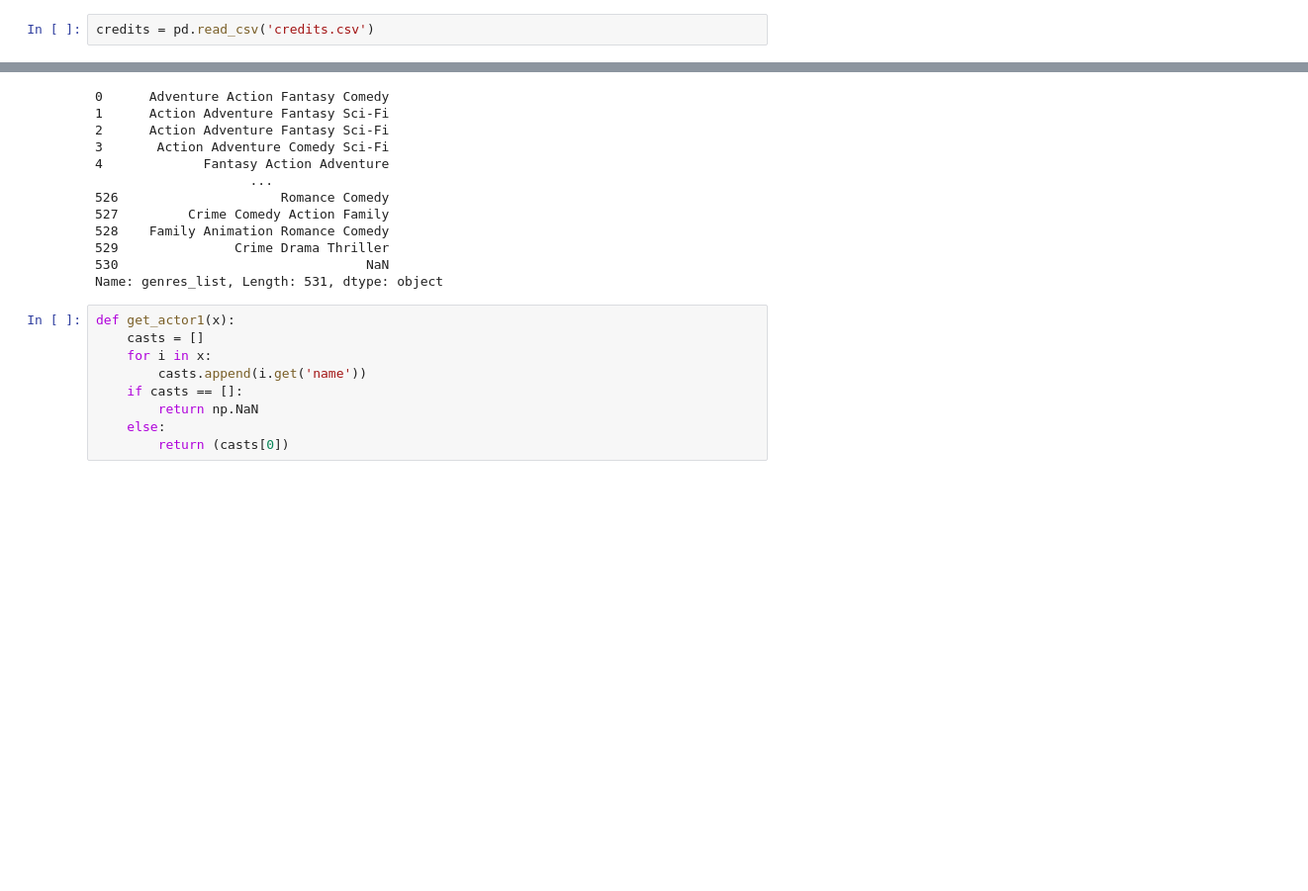
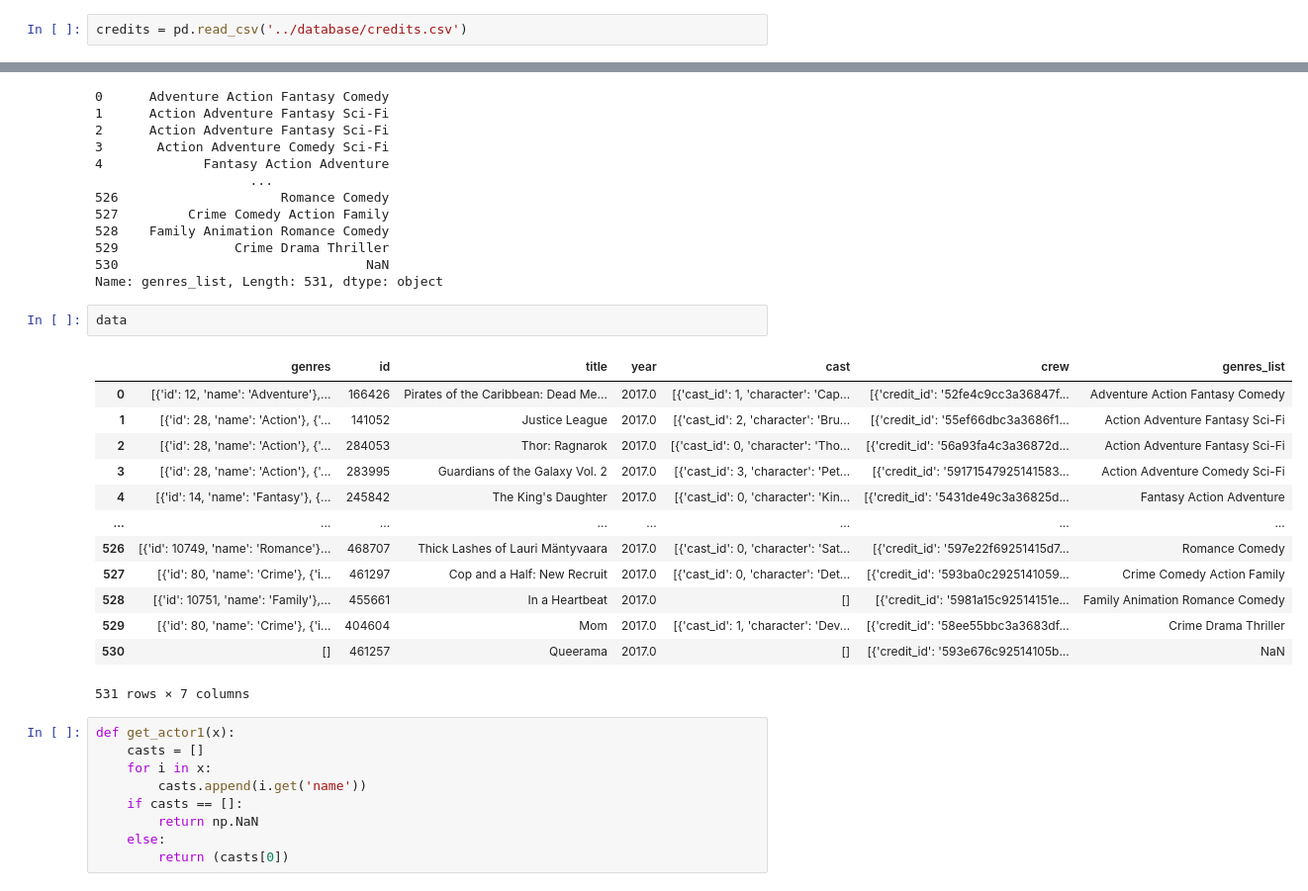
Before and after one commit to rahlyadav/Movie-Recommender-System, a Jupyter notebook: preprocessing/preprocessing 2.ipynb, the cells around one changed output, grey strips where cells are left out. Shown at 99% size. Drawn from its saved outputs; the diff is of its cells as text; blank space fills up the shorter version.

```diff
--- a/preprocessing 2.ipynb
+++ b/preprocessing/preprocessing 2.ipynb
@@ -2,7 +2,7 @@
 import numpy as np
 import pandas as pd
 # %%
-credits = pd.read_csv('credits.csv')
+credits = pd.read_csv('../database/credits.csv')
 # %%
 credits
 # %% [output]
@@ -119,6 +135,22 @@ data['genres_list']
 529               Crime Drama Thriller
 530                                NaN
 Name: genres_list, Length: 531, dtype: object
+# %%
+data
+# %% [output]
+|  | genres | id | title | year | cast | crew | genres_list |
+| 0 | [{'id': 12, 'name': 'Adventure'},... | 166426 | Pirates of the Caribbean: Dead Me... | 2017.0 | [{'cast_id': 1, 'character': 'Cap... | [{'credit_id': '52fe4c9cc3a36847f... | Adventure Action Fantasy Comedy |
+| 1 | [{'id': 28, 'name': 'Action'}, {'... | 141052 | Justice League | 2017.0 | [{'cast_id': 2, 'character': 'Bru... | [{'credit_id': '55ef66dbc3a3686f1... | Action Adventure Fantasy Sci-Fi |
+| 2 | [{'id': 28, 'name': 'Action'}, {'... | 284053 | Thor: Ragnarok | 2017.0 | [{'cast_id': 0, 'character': 'Tho... | [{'credit_id': '56a93fa4c3a36872d... | Action Adventure Fantasy Sci-Fi |
+| 3 | [{'id': 28, 'name': 'Action'}, {'... | 283995 | Guardians of the Galaxy Vol. 2 | 2017.0 | [{'cast_id': 3, 'character': 'Pet... | [{'credit_id': '59171547925141583... | Action Adventure Comedy Sci-Fi |
+| 4 | [{'id': 14, 'name': 'Fantasy'}, {... | 245842 | The King's Daughter | 2017.0 | [{'cast_id': 0, 'character': 'Kin... | [{'credit_id': '5431de49c3a36825d... | Fantasy Action Adventure |
+| ... | ... | ... | ... | ... | ... | ... | ... |
+| 526 | [{'id': 10749, 'name': 'Romance'}... | 468707 | Thick Lashes of Lauri Mäntyvaara | 2017.0 | [{'cast_id': 0, 'character': 'Sat... | [{'credit_id': '597e22f69251415d7... | Romance Comedy |
+| 527 | [{'id': 80, 'name': 'Crime'}, {'i... | 461297 | Cop and a Half: New Recruit | 2017.0 | [{'cast_id': 0, 'character': 'Det... | [{'credit_id': '593ba0c2925141059... | Crime Comedy Action Family |
+| 528 | [{'id': 10751, 'name': 'Family'},... | 455661 | In a Heartbeat | 2017.0 | [] | [{'credit_id': '5981a15c92514151e... | Family Animation Romance Comedy |
+| 529 | [{'id': 80, 'name': 'Crime'}, {'i... | 404604 | Mom | 2017.0 | [{'cast_id': 1, 'character': 'Dev... | [{'credit_id': '58ee55bbc3a3683df... | Crime Drama Thriller |
+| 530 | [] | 461257 | Queerama | 2017.0 | [] | [{'credit_id': '593e676c92514105b... | NaN |
+531 rows × 7 columns
 # %%
 def get_actor1(x):
     casts = []
```
Also changed, not shown: parts of 4 cells of this notebook, 16 other files.
